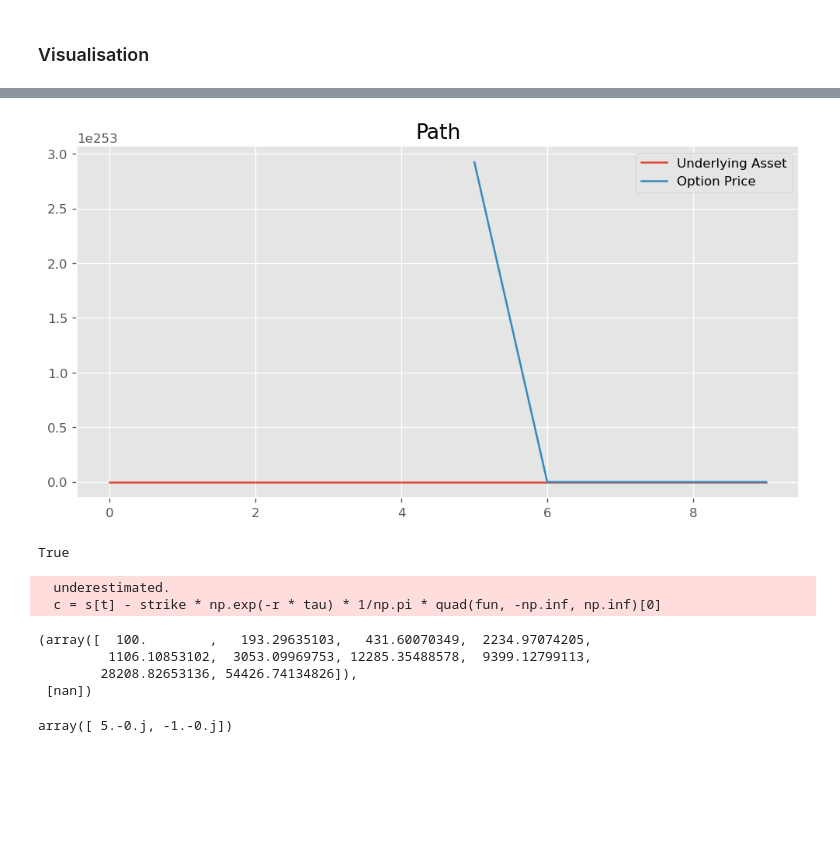
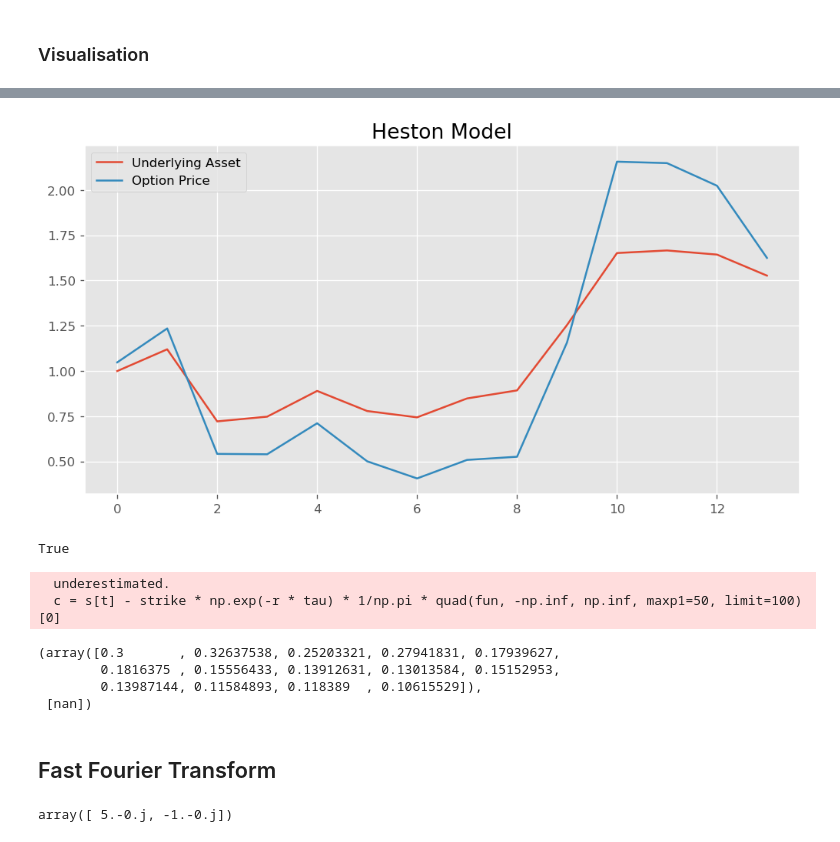
Before and after one commit to kirillzx/Generalized-Bates-model-draft, a Jupyter notebook: Models.ipynb, the cells around one changed output, grey strips where cells are left out. Cells and saved outputs as stored; diff of their text form; code cells hidden in the pictures; blank space fills up the shorter version.

```diff
--- a/Models.ipynb
+++ b/Models.ipynb
@@ -267,20 +313,19 @@ model.path_plot(hestonSim)
 # %%
-mu = 0.1
+mu = 0.04
 sigma = 0.2
 r = 0.04
 
-strike = 150
-s0 = 100
+strike = 1.5
+s0 = 1
 option_type = 'call'
 dividends = False
 
-muH = 0.5
 dt = 1
-maturity = 10
+maturity = 14
 k = 0.2
-theta = 2
-xi = 0.5
-v0 = 0.01
+theta = 0.05
+xi = 0.002
+v0 = 0.05
 rho = 0.5
 # %%
-hestonSim = model.heston_option(muH, theta, k, xi, rho, v0, r, mu, sigma, strike, option_type, dividends, maturity, s0)
+hestonSim = model.heston_option2(theta, k, xi, rho, v0, r, mu, strike, option_type, dividends, maturity, s0)
@@ -320,7 +352,7 @@ hestonSim
 # %%
-model.path_plot(hestonSim)
+model.path_plot(hestonSim, 'Heston Model')
 # %% [output]
-[figure, old version]
+[figure, new version]
 # %%
 2*k*theta >= xi**2 # if True then vt  is strictly positive
 # %% [output]
@@ -328,12 +377,14 @@ True
 # %%
-model.lewis_approximation(muH, theta, k, xi, rho, v0, r, mu, sigma, strike, option_type, dividends, maturity, s0)
+model.lewis_approximation(theta, k, xi, rho, v0, r, mu, strike, option_type, dividends, maturity, s0)
 # %% [output]
   underestimated.
-  c = s[t] - strike * np.exp(-r * tau) * 1/np.pi * quad(fun, -np.inf, np.inf)[0]
+  c = s[t] - strike * np.exp(-r * tau) * 1/np.pi * quad(fun, -np.inf, np.inf, maxp1=50, limit=100)[0]
-(array([  100.        ,   193.29635103,   431.60070349,  2234.97074205,
-         1106.10853102,  3053.09969753, 12285.35488578,  9399.12799113,
-        28208.82653136, 54426.74134826]),
+(array([0.3       , 0.32637538, 0.25203321, 0.27941831, 0.17939627,
+        0.1816375 , 0.15556433, 0.13912631, 0.13013584, 0.15152953,
+        0.13987144, 0.11584893, 0.118389  , 0.10615529]),
  [nan])
+# %% [markdown]
+## Fast Fourier Transform
 # %%
 fft([2,3])
 # %% [output]
```
Also changed, not shown: parts of 21 cells of this notebook.
